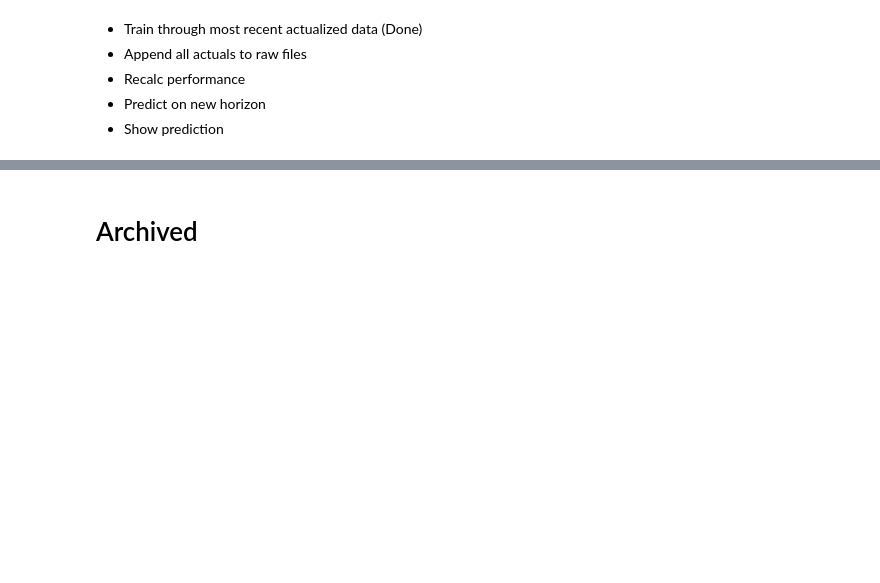
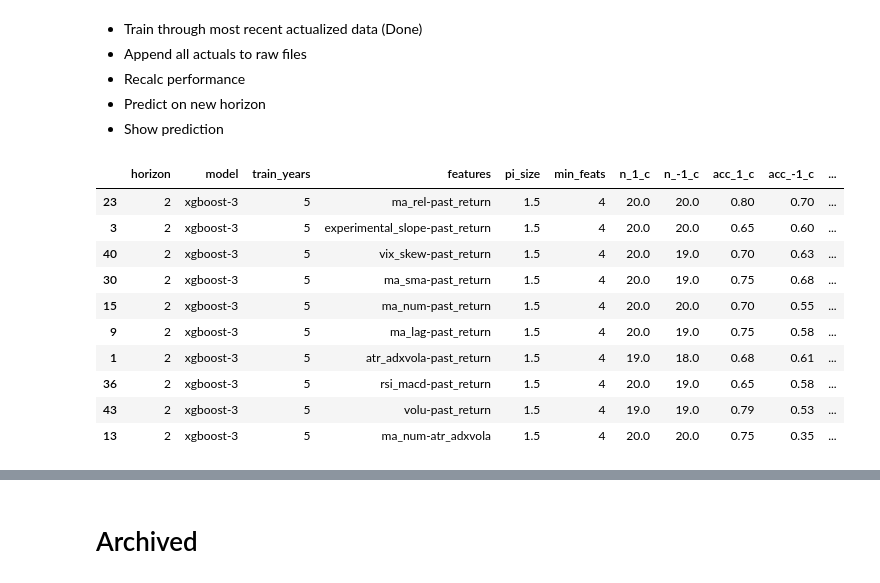
Before and after one commit to bchase17/Stocks, a Jupyter notebook: deployment.ipynb, the cells around one changed output, grey strips where cells are left out. Drawn from its saved outputs; the diff is of its cells as text; code cells hidden in the pictures; blank space fills up the shorter version.

Commit message:
Handling of both predictions and actualized

```diff
--- a/deployment.ipynb
+++ b/deployment.ipynb
@@ -52,14 +52,15 @@ importlib.reload(performance_flow)
 # ---------- #
 min_th = 0.55
 cov_th = 0.75
-horizons = [10]#[2, 5, 10, 20, 30]
+horizons = [2]#[2, 5, 10, 20, 30]
 
 for r in horizons:
 
-    results_file_name = f"h{r}_baseline_v2.csv" # Match prior cell saved as file name horizon_2_baseline_new
+    results_file_name = f"h{r}_performance_all.csv" # Match prior cell saved as file name horizon_2_baseline_new
     return_cols, perf_df = performance_flow.import_data(results_file_name, df_daily)
+    perf_df = perf_df.rename(columns={"feature_set": "features"})
     composite_score = performance_flow.run_performance(perf_df[perf_df['horizon'] == r], min_th, cov_th)
-    bucket_df = performance_flow.bucket_scores(df_daily, perf_df[perf_df['horizon'] == r], returns, min_th)
+    bucket_df = performance_flow.bucket_scores(df_daily, perf_df[perf_df['horizon'] == r], returns, min_th, keys)
 
     top_10_r = (
     composite_score.sort_values("composite", ascending=False)
@@ -137,7 +122,7 @@ def resolve_feature_cols(feature_set_name: str, features_dict: dict, sep: str =
 
     return out
 
-h=[10]
+h=[2]
 
 for r in h:
 
@@ -179,7 +164,7 @@ for r in h:
         results_df = deployment_flow.run_deploy_flow(days_assessed, r, pi_handling, feature_cols, df_daily, model_name, model,
                         train_year, pi_year, min_feat, list_name, feature_dict, groups)
 
-        performance_df = pd.read_csv(f"h{r}_baseline.csv")
-        df_concat = pd.concat([performance_df, results_df], ignore_index=True)
+        #performance_df = pd.read_csv(f"h{r}_baseline.csv")
+        #df_concat = pd.concat([performance_df, results_df], ignore_index=True)
         #df_concat.to_csv(f"h{r}_baseline_v2.csv", index=False)
 # %% [output]
@@ -279,3 +194,56 @@ Run 5/5 | Train: 2021-03-18 → 2026-02-02 | Test: 2026-02-05 → 2026-02-05 | T
 - Recalc performance
 - Predict on new horizon
 - Show prediction
+# %%
+import importlib
+importlib.reload(performance_flow)
+# ---------- #
+# UPDATE ME  #
+# ---------- #
+min_th = 0.55
+cov_th = 0.75
+horizons = [2]#[2, 5, 10, 20, 30]
+
+for r in horizons:
+
+    keys = ["horizon", "features", "train_years", "min_feats", "pi_size", "pi_handling", "model"]
+
+    results_file_name = f"h{r}_performance_all.csv" # Match prior cell saved as file name horizon_2_baseline_new
+    return_cols, perf_df = performance_flow.import_data(results_file_name, df_daily)
+    perf_df = perf_df.rename(columns={"feature_set": "features"})
+    composite_score = performance_flow.run_performance(perf_df[perf_df['horizon'] == r], min_th, cov_th)
+    bucket_df = performance_flow.bucket_scores(df_daily, perf_df[perf_df['horizon'] == r], returns, min_th, keys)
+
+    top_10_r = (
+    composite_score.sort_values("composite", ascending=False)
+    .drop_duplicates(subset=["features"], keep="first").head(10).copy())
+
+    # Ensure dtypes match so the join actually hits
+    for df in (top_10_r, perf_df):
+
+        df["horizon"] = r
+        df["features"] = df["features"].astype(str)
+        df["model"]       = df["model"].astype(str)
+        df["pi_size"]     = df["pi_size"]
+        df["pi_handling"]     = df["pi_handling"].astype(str)
+        df["train_years"] = df["train_years"].astype(int)
+        df["min_feats"]   = df["min_feats"].astype(int)
+
+    # Filter master predictions to only rows matching one of the 10 configs
+    #pred_filtered = perf_df.merge(top_10_r[keys].drop_duplicates(), on=keys, how="inner")
+    #print(len(pred_filtered))
+    #pred_filtered.to_csv(f"h{r}_top10_raw.csv", index=False)
+
+bucket_df
+# %% [output]
+|  | horizon | model | train_years | features | pi_size | min_feats | n_1_c | n_-1_c | acc_1_c | acc_-1_c | ... |
+| 23 | 2 | xgboost-3 | 5 | ma_rel-past_return | 1.5 | 4 | 20.0 | 20.0 | 0.80 | 0.70 | ... |
+| 3 | 2 | xgboost-3 | 5 | experimental_slope-past_return | 1.5 | 4 | 20.0 | 20.0 | 0.65 | 0.60 | ... |
+| 40 | 2 | xgboost-3 | 5 | vix_skew-past_return | 1.5 | 4 | 20.0 | 19.0 | 0.70 | 0.63 | ... |
+| 30 | 2 | xgboost-3 | 5 | ma_sma-past_return | 1.5 | 4 | 20.0 | 19.0 | 0.75 | 0.68 | ... |
+| 15 | 2 | xgboost-3 | 5 | ma_num-past_return | 1.5 | 4 | 20.0 | 20.0 | 0.70 | 0.55 | ... |
+| 9 | 2 | xgboost-3 | 5 | ma_lag-past_return | 1.5 | 4 | 20.0 | 19.0 | 0.75 | 0.58 | ... |
+| 1 | 2 | xgboost-3 | 5 | atr_adxvola-past_return | 1.5 | 4 | 19.0 | 18.0 | 0.68 | 0.61 | ... |
+| 36 | 2 | xgboost-3 | 5 | rsi_macd-past_return | 1.5 | 4 | 20.0 | 19.0 | 0.65 | 0.58 | ... |
+| 43 | 2 | xgboost-3 | 5 | volu-past_return | 1.5 | 4 | 19.0 | 19.0 | 0.79 | 0.53 | ... |
+| 13 | 2 | xgboost-3 | 5 | ma_num-atr_adxvola | 1.5 | 4 | 20.0 | 20.0 | 0.75 | 0.35 | ... |
```
Also changed, not shown: parts of 6 cells of this notebook, 4 other files.
